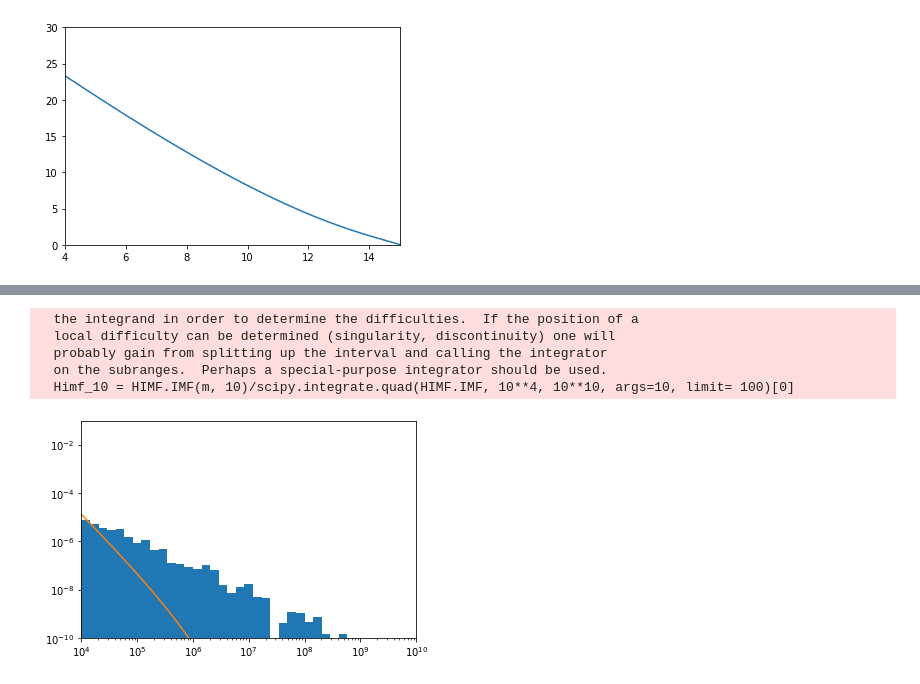
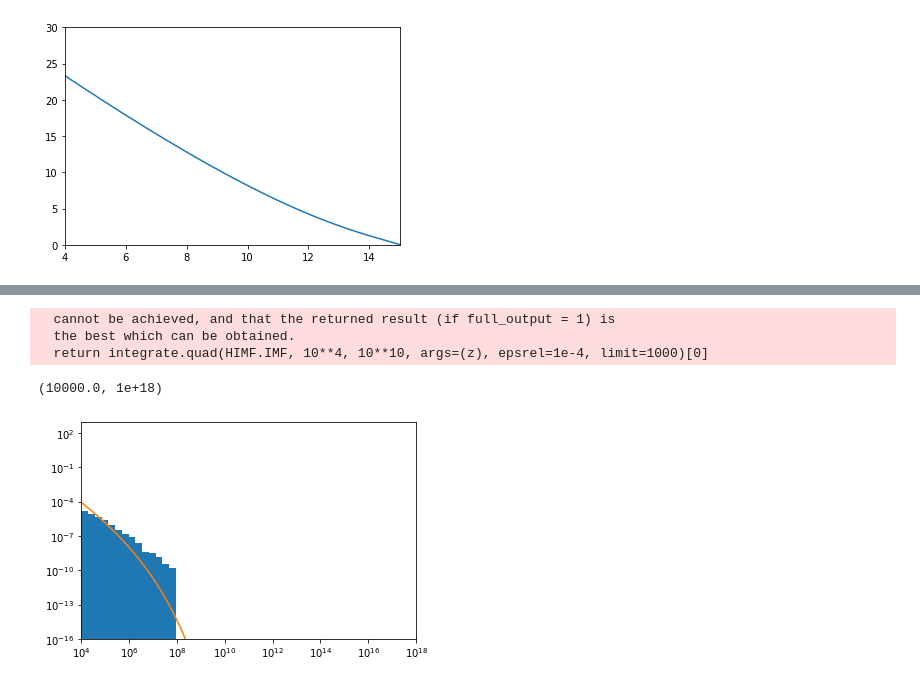
Before and after one commit to antoninvapa/Masters-Project, a Jupyter notebook: Classes.ipynb, the cells around one changed output, grey strips where cells are left out. Saved outputs shown, nothing was run; the diff lists cells and outputs as text; code cells hidden in the pictures.

```diff
--- a/Classes.ipynb
+++ b/Classes.ipynb
@@ -653,0 +776,3 @@ Halos = HalosGenerator(n_halos, 10)
+# %%
+def halo_PDF_norm(z):
+    return integrate.quad(HIMF.IMF, 10**4, 10**10, args=(z), epsrel=1e-4, limit=1000)[0]
@@ -653,0 +791,19 @@ Halos = HalosGenerator(n_halos, 10)
+# %%
+z=10
+ml = 1e4
+Ms=Halos[:50]
+while z<30:
+    Mss=[]
+    Z=[]
+    for ii in range(len(Ms)):
+        routine = MT.MT_Routine(Ms[ii], z , ml)
+        Z.append(routine[1])
+        Mss.append(routine[0])
+
+    z=np.max(Z)
+
+    print(z)
+
+    Mss = list(chain.from_iterable(Mss))
+    Ms = Mss
+    # print(Ms)
@@ -654,21 +817,19 @@ Halos = HalosGenerator(n_halos, 10)
 # %%
 HIMF=HaloMassFunction(0)
-m = np.logspace(4, 18, 100)
-Himf_10 = HIMF.IMF(m, 10)/scipy.integrate.quad(HIMF.IMF, 10**4, 10**10, args=10, limit= 100)[0]
+m = np.logspace(4, 10, 100)
+Himf = HIMF.IMF(m, 30)/halo_PDF_norm(30)
 # %% [output]
-  the integrand in order to determine the difficulties.  If the position of a
-  local difficulty can be determined (singularity, discontinuity) one will
-  probably gain from splitting up the interval and calling the integrator
-  on the subranges.  Perhaps a special-purpose integrator should be used.
-  Himf_10 = HIMF.IMF(m, 10)/scipy.integrate.quad(HIMF.IMF, 10**4, 10**10, args=10, limit= 100)[0]
+  cannot be achieved, and that the returned result (if full_output = 1) is
+  the best which can be obtained.
+  return integrate.quad(HIMF.IMF, 10**4, 10**10, args=(z), epsrel=1e-4, limit=1000)[0]
 # %%
-plt.hist(Halos, density=True, bins=10**np.linspace(4, 10, 40))
-M=np.logspace(4, 10, 100)
-plt.plot(M, Himf_10)
-plt.xlim(10**4, 10**10)
-plt.ylim(1e-10,1e-1)
-
+plt.hist(Ms, bins=10**np.linspace(4,15,40), log=True, density=True)
+plt.plot(m, Himf)
+# plt.plot(m, Himf_10)
+plt.ylim(1e-16,1e3)
 plt.xscale('log')
 plt.yscale('log')
+plt.xlim(1e4, 1e18)
 # %% [output]
+(10000.0, 1e+18)
-[figure, old version]
+[figure, new version]
```
Also changed, not shown: parts of 14 cells of this notebook, 3 other files.
